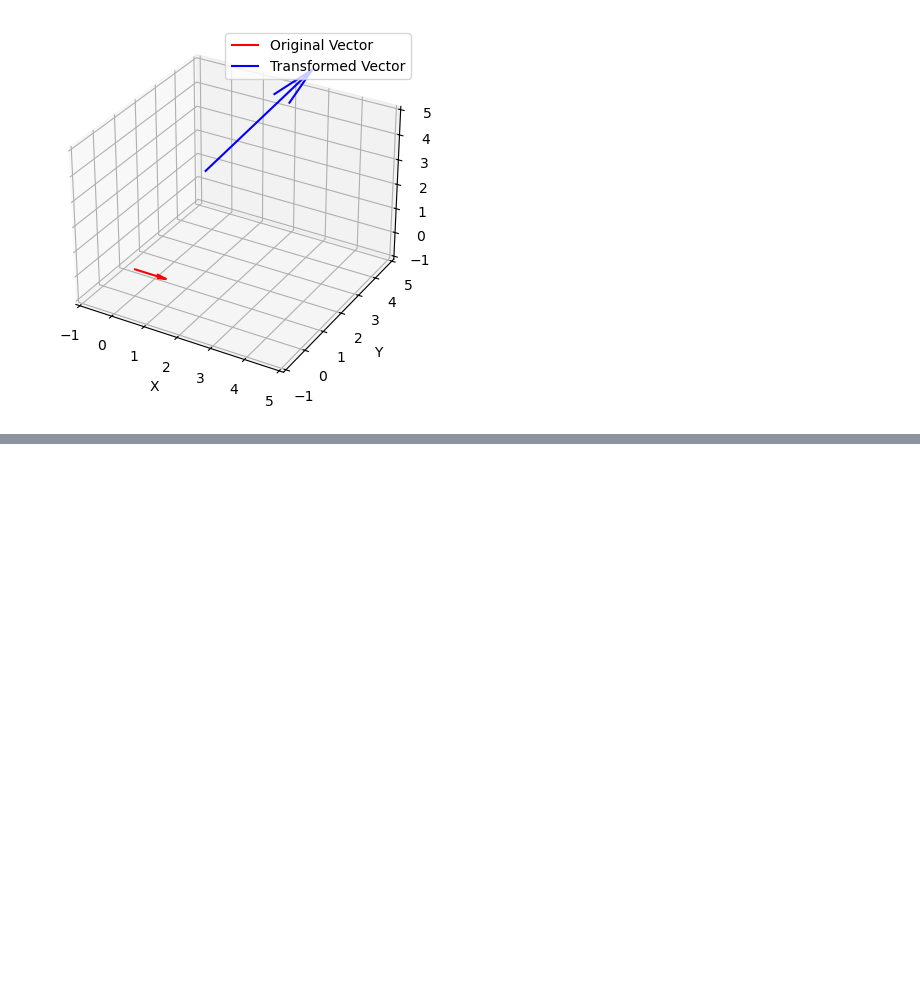
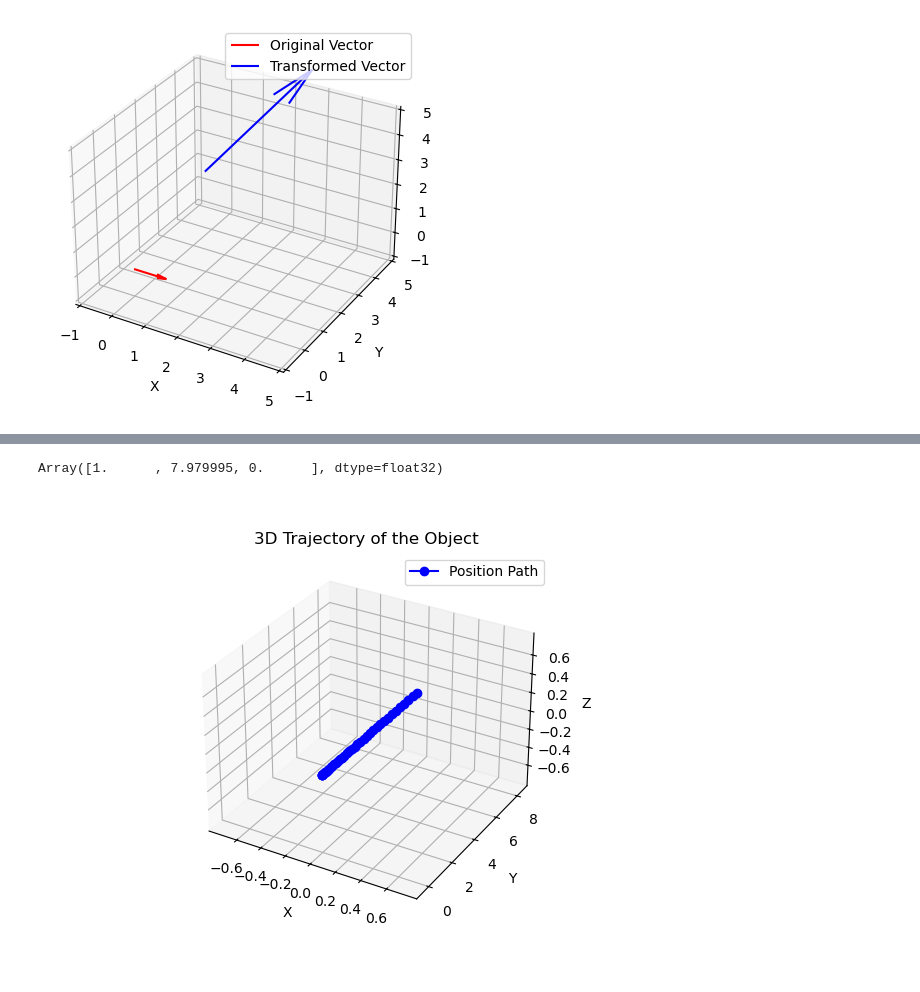
Before and after one commit to chenghuailin/trajectory_optimization_matrix_lie_groups, a Jupyter notebook: develop_general.ipynb, the cells around one changed output, grey strips where cells are left out. Drawn from its saved outputs; the diff is of its cells as text; code cells hidden in the pictures; blank space fills up the shorter version.

```diff
--- a/develop_general.ipynb
+++ b/develop_general.ipynb
@@ -1045,0 +1282,56 @@ plt.show()
+# %%
+rotated_vector
+# %% [output]
+Array([1.      , 7.979995, 0.      ], dtype=float32)
+# %%
+import matplotlib.pyplot as plt
+from mpl_toolkits.mplot3d import Axes3D
+import numpy as np
+
+# Define the initial state vector and simulation data
+positions = []
+
+# Simulate and store positions
+for i in range(0, Nsim + 1, interval_plot):
+    position = x_sim_list[i, 4:7]  # Extract position from the state vector
+    positions.append(position)  # Store the position
+
+# Convert list to numpy array for easy slicing
+positions = np.array(positions)
+
+# Determine axis limits based on the range of positions
+x_min, x_max = positions[:, 0].min(), positions[:, 0].max()
+y_min, y_max = positions[:, 1].min(), positions[:, 1].max()
+z_min, z_max = positions[:, 2].min(), positions[:, 2].max()
+
+# Add some padding to the limits for better visualization
+padding = 0.1 * max(x_max - x_min, y_max - y_min, z_max - z_min)
+x_min, x_max = x_min - padding, x_max + padding
+y_min, y_max = y_min - padding, y_max + padding
+z_min, z_max = z_min - padding, z_max + padding
+
+# Initialize the plot
+fig = plt.figure()
+ax = fig.add_subplot(111, projection='3d')
+
+# Plot the 3D trajectory
+ax.plot(positions[:, 0], positions[:, 1], positions[:, 2], color='blue', marker='o', linestyle='-', label='Position Path')
+
+# Set axis limits based on calculated min and max values
+ax.set_xlim([x_min, x_max])
+ax.set_ylim([y_min, y_max])
+ax.set_zlim([z_min, z_max])
+
+# Set axis labels
+ax.set_xlabel('X')
+ax.set_ylabel('Y')
+ax.set_zlabel('Z')
+
+# Add title and legend
+ax.set_title('3D Trajectory of the Object')
+ax.legend()
+
+# Show the plot
+plt.show()
+# %% [output]
+[figure, added]
```
Also changed, not shown: parts of 11 cells of this notebook.
